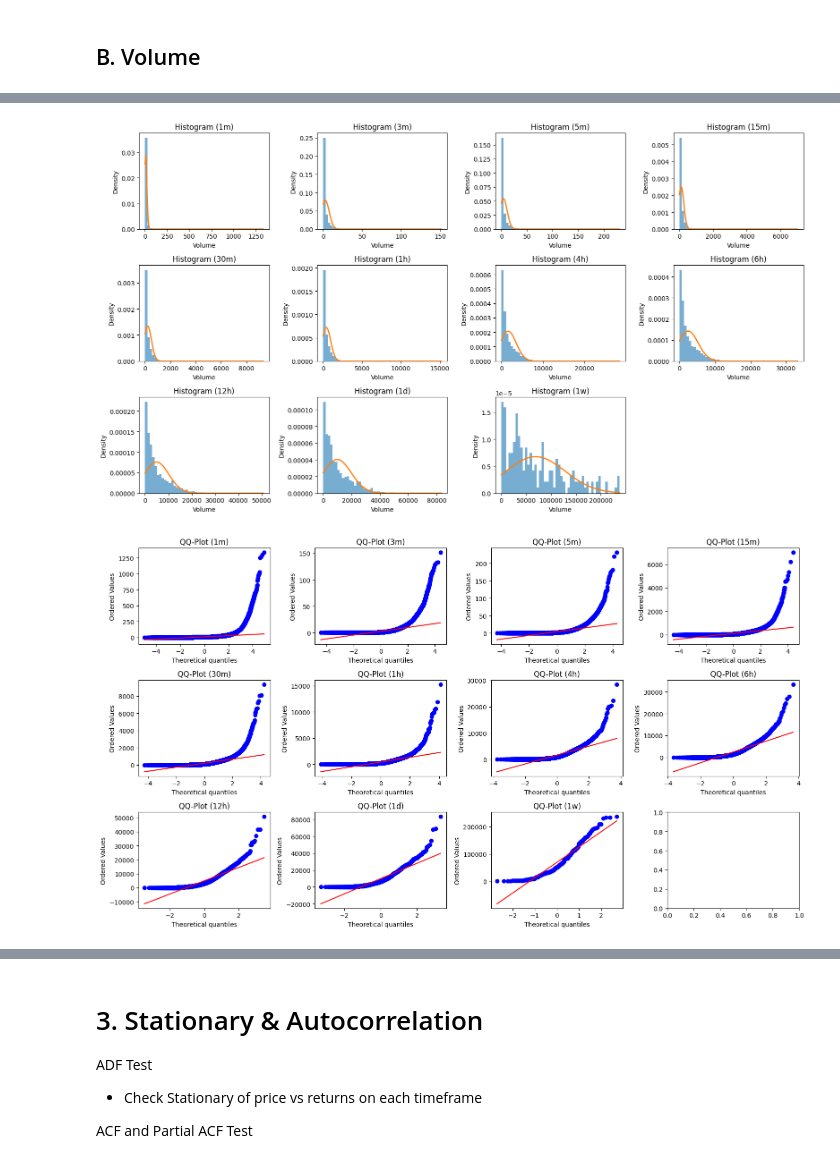
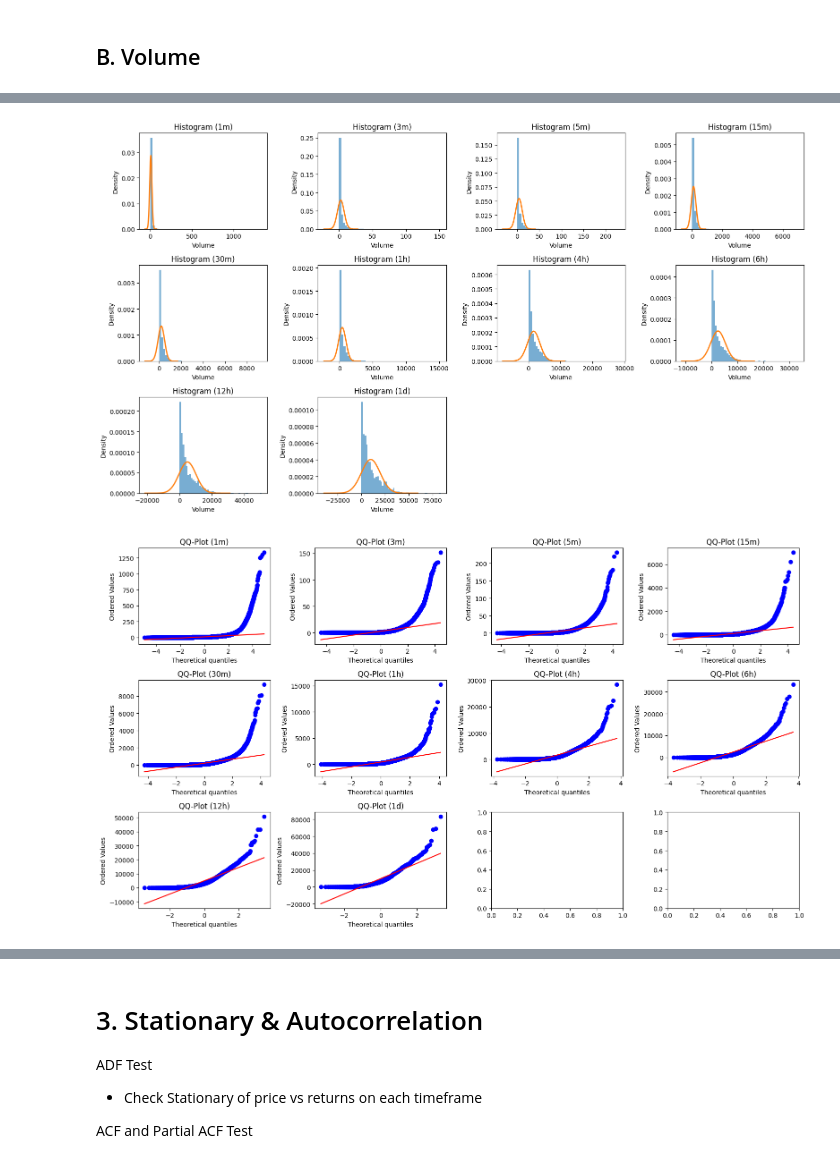
Before and after one commit to dleeim/coracle, a Jupyter notebook: src/EDA_BTCUSDT-bybit-perp.ipynb, the cells around one changed output, grey strips where cells are left out. Cells and saved outputs as stored; diff of their text form; code cells hidden in the pictures.

```diff
--- a/src/EDA_BTCUSDT-bybit-perp.ipynb
+++ b/src/EDA_BTCUSDT-bybit-perp.ipynb
@@ -55,6 +55,6 @@ def tf_to_minutes(tf):
     return value*unit_minutes[unit]
 
 # Sort timeframe in ascending order
-timeframes = sorted(timeframes, key=tf_to_minutes)
+timeframes = sorted([tf for tf in timeframes if tf != '1w'], key=tf_to_minutes)
 timeframes
 # %% [output]
@@ -235,20 +234,23 @@ Descriptive Statistics:
 # %%
-fig, axes = plt.subplots(rows, cols, figsize=(4 * cols, 3 * rows))
+from scipy.stats import norm                               # ← approach 2
+
+fig, axes = plt.subplots(rows, cols, figsize=(4*cols, 3*rows))
 axes = axes.flatten()
 
 for i, tf in enumerate(timeframes):
-    ax = axes[i]
+    ax     = axes[i]
     series = rets[tf]
 
-    # plot histogram + normal overlay
     ax.hist(series, bins=50, density=True, alpha=0.6)
-    x = np.linspace(series.min(), series.max(), 200)
-    pdf = (1 / (series.std() * np.sqrt(2 * np.pi))) * \
-          np.exp(-((x - series.mean())**2) / (2 * series.std()**2))
+
+    mu, sigma = series.mean(), series.std(ddof=0)
+    lo, hi    = mu - 5*sigma, mu + 5*sigma                 # ← approach 1
+    x         = np.linspace(lo, hi, 200)
+    pdf       = norm.pdf(x, loc=mu, scale=sigma)           # ← approach 2
+
     ax.plot(x, pdf, linewidth=2)
-
     ax.set_title(f"Histogram ({tf})")
-    ax.set_xlabel("Log-Return")
+    ax.set_xlabel("Log‑Return")
     ax.set_ylabel("Density")
 
 # turn off any unused axes
@@ -327,34 +328,34 @@ Descriptive Statistics:
 # %%
-n = len(timeframes)
-cols = 4
-rows = math.ceil(n / cols)
+n, cols = len(timeframes), 4
+rows    = math.ceil(n / cols)
 
-fig, axes = plt.subplots(rows, cols, figsize=(4 * cols, 3 * rows))
+fig, axes = plt.subplots(rows, cols, figsize=(4*cols, 3*rows))
 axes = axes.flatten()
 
 for i, tf in enumerate(timeframes):
-    ax = axes[i]
+    ax     = axes[i]
     series = vols[tf]
 
-    # plot histogram + normal overlay
     ax.hist(series, bins=50, density=True, alpha=0.6)
-    x = np.linspace(series.min(), series.max(), 200)
-    pdf = (1 / (series.std() * np.sqrt(2 * np.pi))) * \
-          np.exp(-((x - series.mean())**2) / (2 * series.std()**2))
+
+    mu, sigma = series.mean(), series.std(ddof=0)
+    k         = 5                                     # 5‑sigma window
+    x         = np.linspace(mu - k*sigma, mu + k*sigma, 200)
+    pdf       = 1/(sigma*np.sqrt(2*np.pi)) * np.exp(-((x-mu)**2)/(2*sigma**2))
+
     ax.plot(x, pdf, linewidth=2)
-
     ax.set_title(f"Histogram ({tf})")
     ax.set_xlabel("Volume")
     ax.set_ylabel("Density")
 
-# turn off any unused axes
-for j in range(n, rows * cols):
+# delete any unused axes
+for j in range(n, rows*cols):
     fig.delaxes(axes[j])
 
 fig.tight_layout()
 plt.show()
 # %% [output]
-[figure, old version]
+[figure, new version]
 # %%
 # 2) QQ-Plots vs. Gaussian
 fig, axes = plt.subplots(rows, cols, figsize=(4 * cols, 3 * rows))
@@ -367,7 +368,7 @@ for i, tf in enumerate(timeframes):
 fig.tight_layout()
 plt.show()
 # %% [output]
-[figure, old version]
+[figure, new version]
 # %%
 fig, axes = plt.subplots(rows, cols, figsize=(4 * cols, 3 * rows))
 axes = axes.flatten()
```
Also changed, not shown: parts of 35 cells of this notebook, 1 other file.
